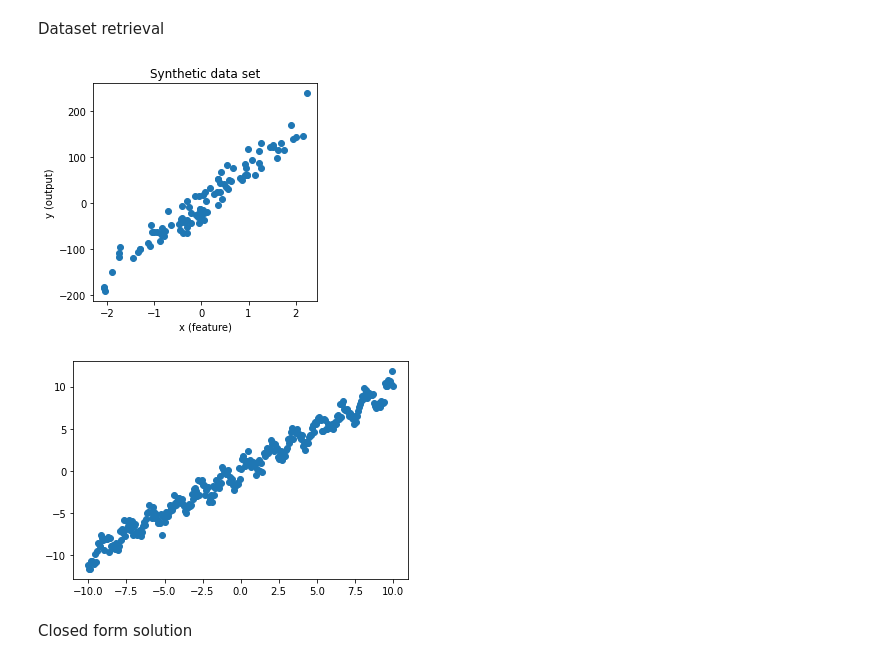
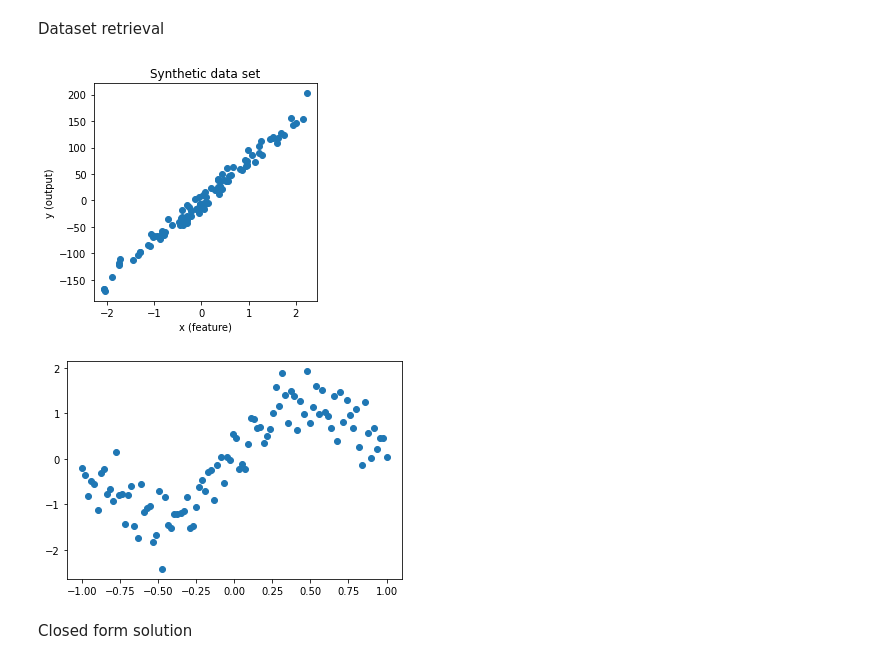
Before and after one commit to Radu1999/Regression-algorithms, a Jupyter notebook: Tema2.ipynb, the cells around one changed output. Saved outputs shown, nothing was run; the diff lists cells and outputs as text; code cells hidden in the pictures.

```diff
--- a/Tema2.ipynb
+++ b/Tema2.ipynb
@@ -5,32 +5,31 @@ Dataset retrieval
 # %%
 from sklearn import datasets
 import matplotlib.pyplot as plt
 import numpy as np
 from sklearn.model_selection import train_test_split
 
 
 # Simple dataset
 n_samples = 100
 n_features = 1
-noise = 20
+noise = 10
 X, y = datasets.make_regression(n_samples=n_samples, n_features=n_features, n_informative=1, noise=noise, random_state=37)
 fig = plt.figure(figsize=(4, 4))
 plt.xlabel("x (feature)")
 plt.ylabel("y (output)")
 plt.title("Synthetic data set")
 plt.scatter(X, y)
 plt.show()
 
 # Complex dataset
-n_samples = 300
-x = np.linspace(-10, 10, n_samples) # coordinates
+x = np.linspace(-1, 1, n_samples) # coordinates
 noise_sample = np.random.normal(0,0.5,n_samples)
 sine_wave = x + np.sin(4*x) + noise_sample
 plt.plot(x, sine_wave, 'o');
 plt.show()
 # %% [output]
-[figure, old version]
+[figure, new version]
-[figure, old version]
+[figure, new version]
 # %% [markdown]
 Closed form solution
 # %%
```
Also changed, not shown: parts of 9 cells of this notebook.
